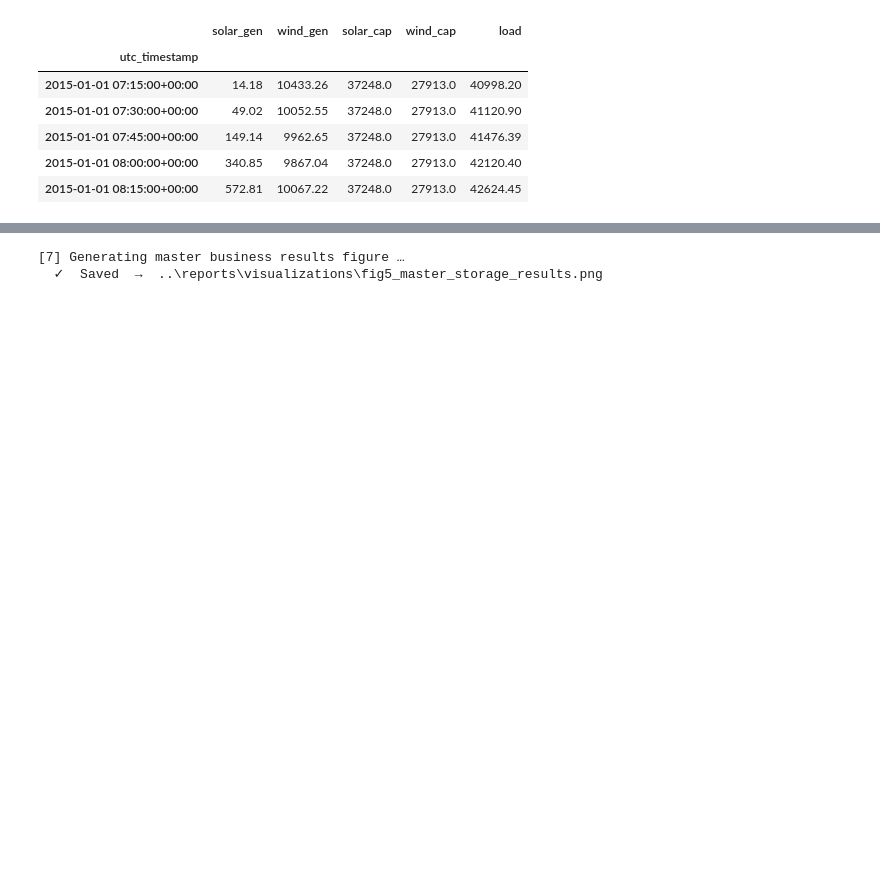
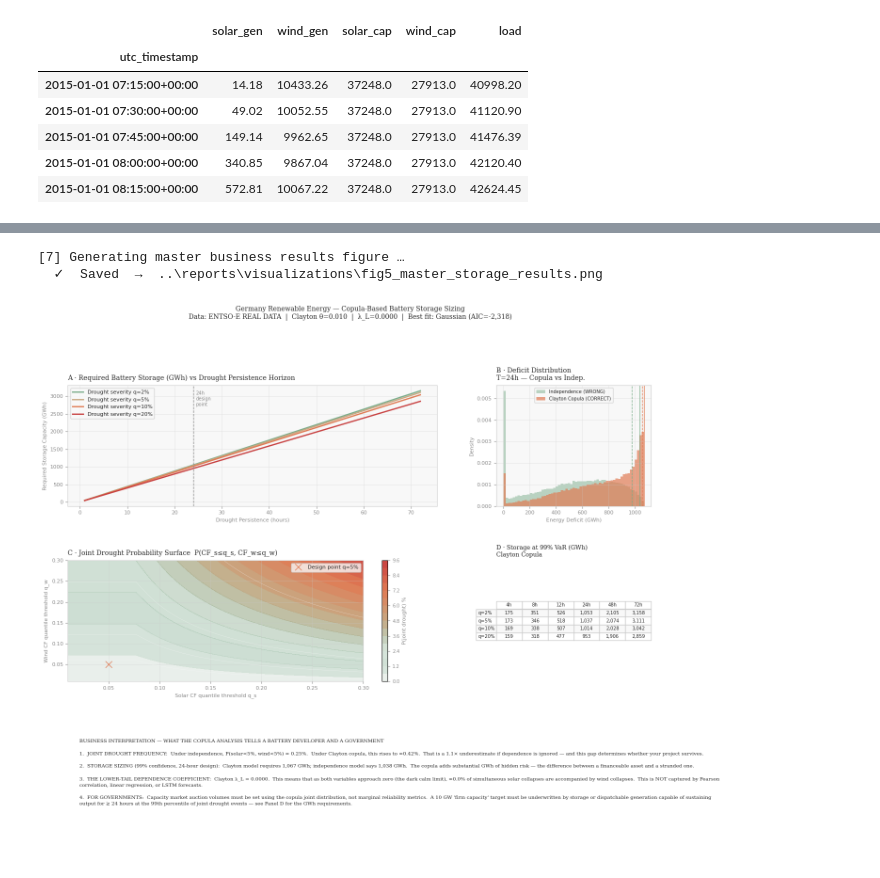
Before and after one commit to Matshiselan/Renewable-Generation-Dynamics-and-Grid-Balancing-in-Germany-2014-2020-, a Jupyter notebook: py-german-electricity/notebooks/battery_storage_sizing.ipynb, the cells around one changed output, grey strips where cells are left out. Saved outputs shown, nothing was run; the diff lists cells and outputs as text; code cells hidden in the pictures; blank space fills up the shorter version.

```diff
--- a/py-german-electricity/notebooks/battery_storage_sizing.ipynb
+++ b/py-german-electricity/notebooks/battery_storage_sizing.ipynb
@@ -897,33 +917,35 @@ interp_text = (
     "3.  THE LOWER-TAIL DEPENDENCE COEFFICIENT:  "
     f"Clayton λ_L = {tail_dep['Clayton']['λ_L']:.4f}.  "
     "This means that as both variables approach zero (the dark calm limit), "
     f"≈{tail_dep['Clayton']['λ_L']:.1%} of simultaneous solar collapses are accompanied by wind collapses.  "
     "This is NOT captured by Pearson correlation, linear regression, or LSTM forecasts.\n\n"
 
     "4.  FOR GOVERNMENTS:  Capacity market auction volumes must be set using the copula joint distribution, "
     "not marginal reliability metrics.  "
     "A 10 GW 'firm capacity' target must be underwritten by storage or dispatchable generation capable of sustaining "
     "output for ≥ 24 hours at the 99th percentile of joint drought events — see Panel D for the GWh requirements."
 )
 wrapped = textwrap.fill(interp_text, width=165)
 ax_e.text(0.02, 0.97, interp_text, transform=ax_e.transAxes,
           color=TEXT, fontsize=7.5, va="top", ha="left",
           linespacing=1.6, fontfamily="DejaVu Serif",
           wrap=True)
 
 fig.suptitle(
     "Germany Renewable Energy — Copula-Based Battery Storage Sizing\n"
     f"Data: {DATA_SOURCE}  |  Clayton θ={theta_clayton:.3f}  |  "
     f"λ_L={tail_dep['Clayton']['λ_L']:.4f}  |  "
     f"Best fit: {best_copula} (AIC={results[best_copula]['AIC']:,.0f})",
     color=TEXT, fontsize=10, y=1.01,
     fontfamily="DejaVu Serif"
 )
 
 savefig(fig, "fig5_master_storage_results.png")
+fig
 # %% [output]
 [7] Generating master business results figure …
   ✓  Saved  →  ..\reports\visualizations\fig5_master_storage_results.png
+[figure, added]
 # %%
 
 
```
Also changed, not shown: parts of 12 cells of this notebook, 5 other files.
